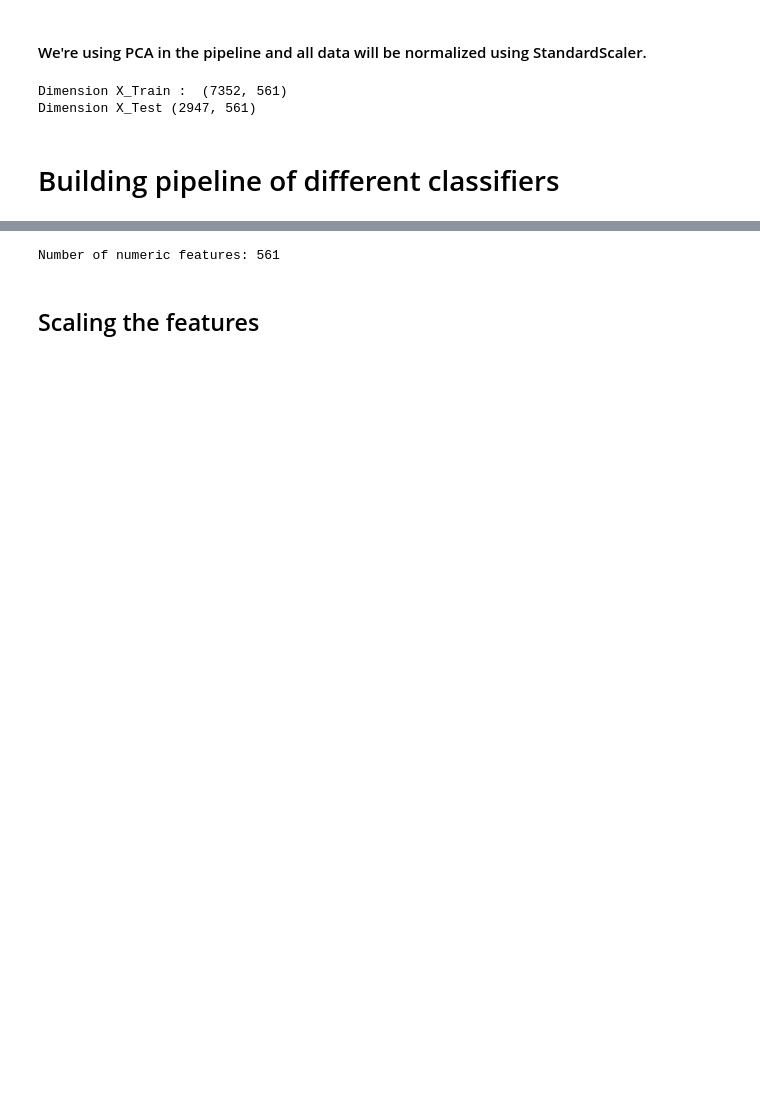
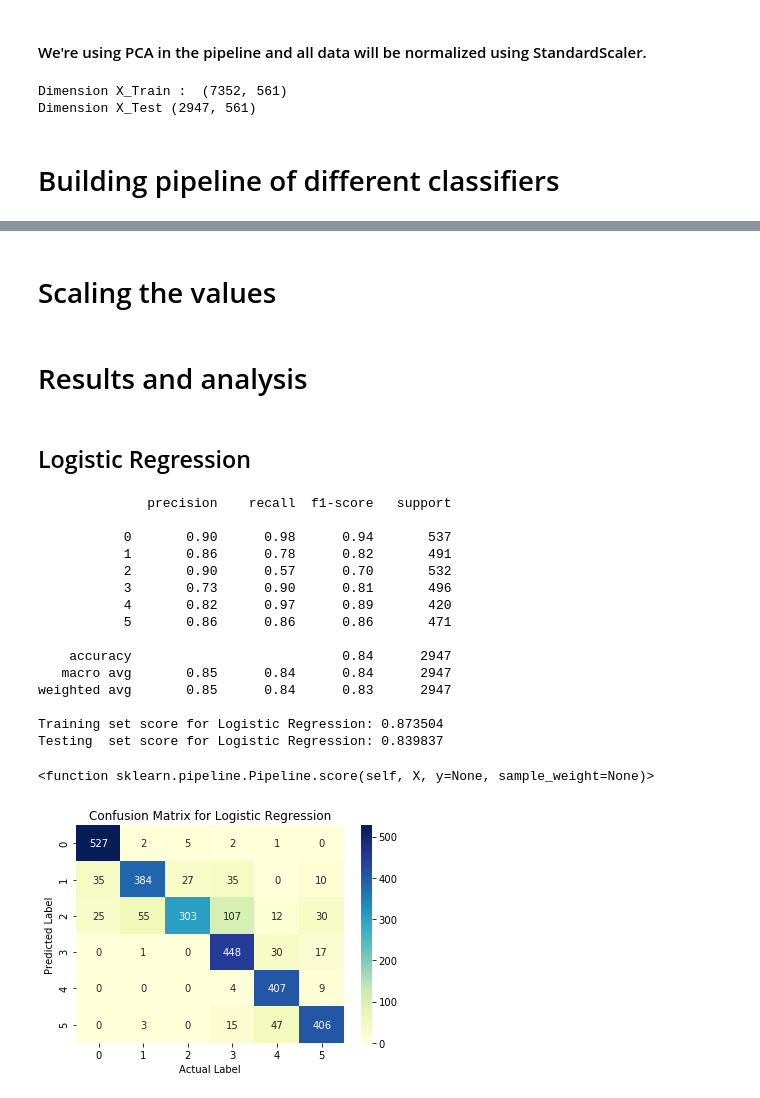
Before and after one commit to Tahmid1406/Human-Activity-Classification-Using-ML-Techniques, a Jupyter notebook: Human Activity Classification.ipynb, the cells around one changed output, grey strips where cells are left out. Saved outputs shown, nothing was run; the diff lists cells and outputs as text; code cells hidden in the pictures; blank space fills up the shorter version.

```diff
--- a/Human Activity Classification.ipynb
+++ b/Human Activity Classification.ipynb
@@ -208,27 +183,45 @@ precisions.append(precision)
-# %%
-encoder = LabelEncoder()
-
-# encoding train labels
-encoder.fit(Y_train)
-Y_train = encoder.transform(Y_train)
-
-# encoding test labels
-encoder.fit(Y_test)
-Y_test = encoder.transform(Y_test)
-
-#Total Number of Continous and Categorical features in the training set
-num_cols = X_train._get_numeric_data().columns
-print("Number of numeric features:",num_cols.size)
-#list(set(X_train.columns) - set(num_cols))
-
-
-names_of_predictors = list(X_train.columns.values)
-# %% [output]
-Number of numeric features: 561
 # %% [markdown]
-## Scaling the features
+# Scaling the values
 # %%
 
 scaler = StandardScaler()
 X_train_scaled = scaler.fit_transform(X_train)
 X_test_scaled = scaler.transform(X_test)
+# %% [markdown]
+# Results and analysis
+# %% [markdown]
+## Logistic Regression
+# %%
+
+Y_pred_lr = pipe_lr.predict(X_test_scaled)
+
+cf_matrix = confusion_matrix(Y_test,Y_pred_lr)
+fig = sns.heatmap(cf_matrix, annot=True, fmt='g', cmap="YlGnBu")
+fig.set_title("Confusion Matrix for Logistic Regression")
+plt.xlabel("Actual Label")
+plt.ylabel("Predicted Label")
+print(classification_report(Y_test,Y_pred_lr))
+
+print("Training set score for Logistic Regression: %f" % pipe_lr.score(X_train_scaled , Y_train))
+print("Testing  set score for Logistic Regression: %f" % pipe_lr.score(X_test_scaled  , Y_test ))
+
+
+pipe_lr.score
+# %% [output]
+              precision    recall  f1-score   support
+
+           0       0.90      0.98      0.94       537
+           1       0.86      0.78      0.82       491
+           2       0.90      0.57      0.70       532
+           3       0.73      0.90      0.81       496
+           4       0.82      0.97      0.89       420
+           5       0.86      0.86      0.86       471
+
+    accuracy                           0.84      2947
+   macro avg       0.85      0.84      0.84      2947
+weighted avg       0.85      0.84      0.83      2947
+
+Training set score for Logistic Regression: 0.873504
+Testing  set score for Logistic Regression: 0.839837
+<function sklearn.pipeline.Pipeline.score(self, X, y=None, sample_weight=None)>
+[figure, added]
```
Also changed, not shown: parts of 34 cells of this notebook.
